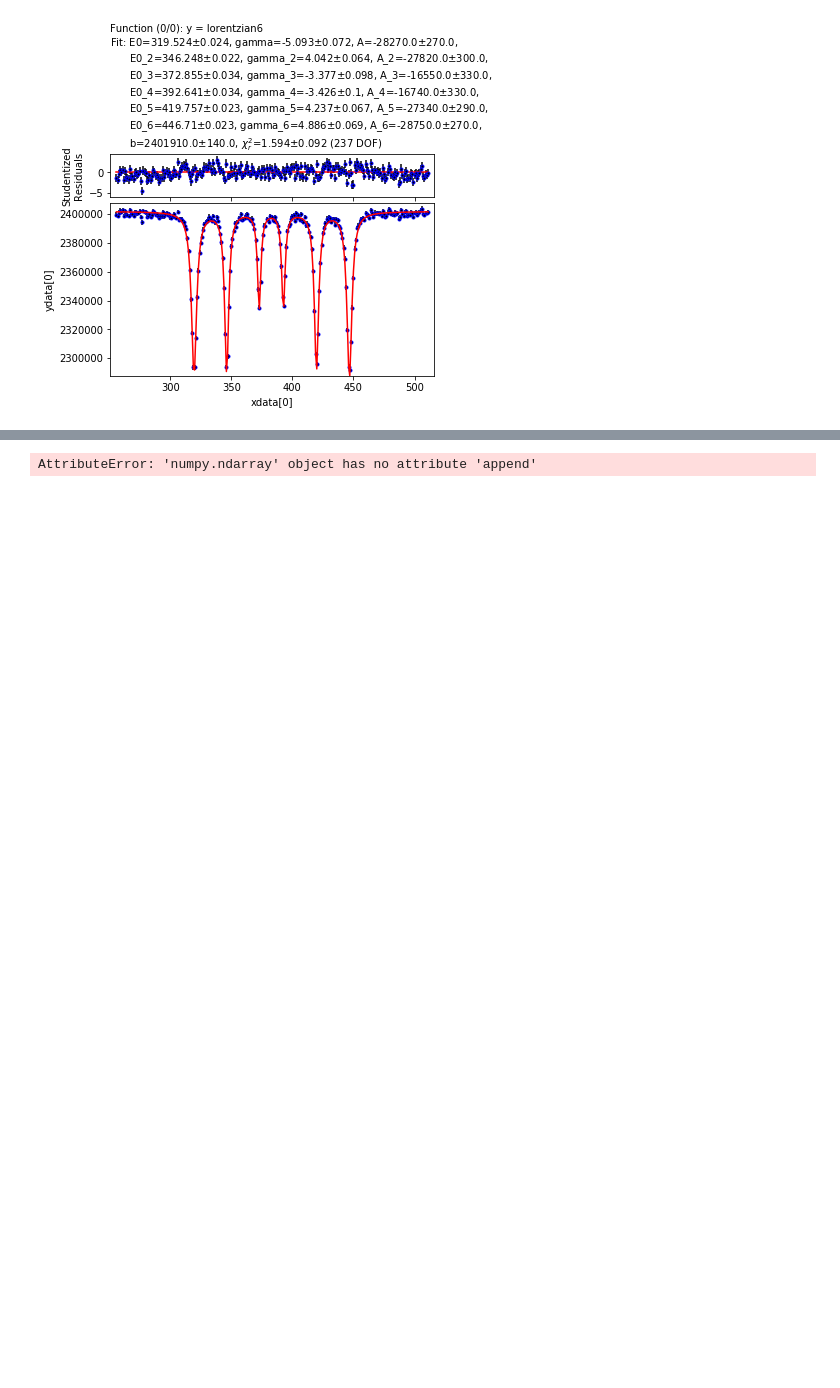
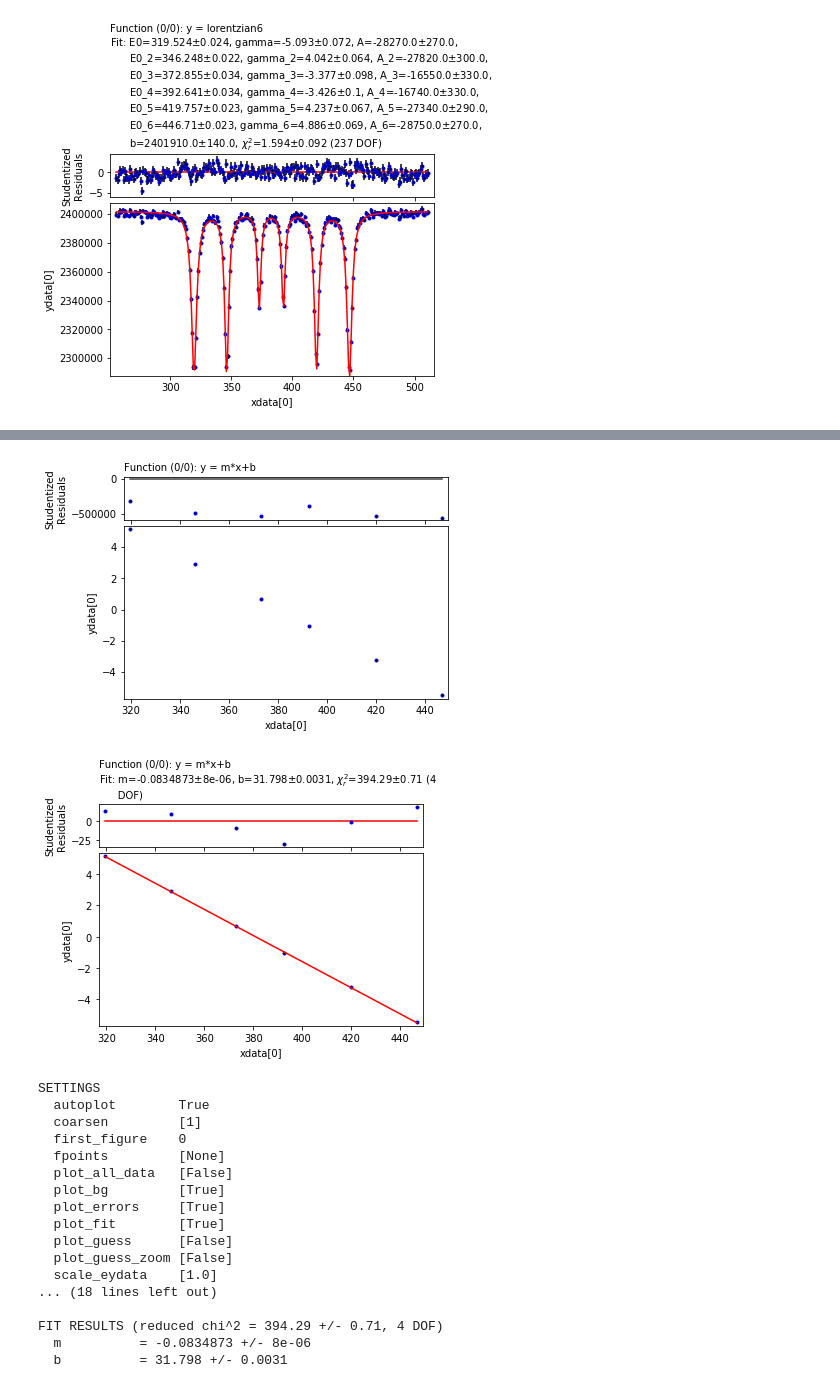
Before and after one commit to eklem1/ModernLab, a Jupyter notebook: foldingFunct.ipynb, the cells around one changed output, grey strips where cells are left out. Saved outputs shown, nothing was run; the diff lists cells and outputs as text; code cells hidden in the pictures; blank space fills up the shorter version.

```diff
--- a/foldingFunct.ipynb
+++ b/foldingFunct.ipynb
@@ -249,11 +323,28 @@ plt.show()
 # %%
-
 my_fitter = s.data.fitter()
 my_fitter.set(style_data = [{'marker': '.', 'color': 'black', 'ls': '', 'mec': 'b'}]\
               , plot_guess=False, fpoints=None)
 # help(s.data.fitter)
 my_fitter.set_functions(f='m*x+b', p='m, b')
-my_fitter.set_data(xdata=peaksL, ydata=litValCal, eydata=dataR[2][0:5])
+my_fitter.set_data(xdata=peaksRev, ydata=litValCal, eydata=litValCalE, exdata=peaksRevEr)
 my_fitter.fit()
 # %% [output]
+[figure, added]
+[figure, added]
-AttributeError: 'numpy.ndarray' object has no attribute 'append'
+SETTINGS
+  autoplot        True
+  coarsen         [1]
+  first_figure    0
+  fpoints         [None]
+  plot_all_data   [False]
+  plot_bg         [True]
+  plot_errors     [True]
+  plot_fit        [True]
+  plot_guess      [False]
+  plot_guess_zoom [False]
+  scale_eydata    [1.0]
+... (18 lines left out)
+
+FIT RESULTS (reduced chi^2 = 394.29 +/- 0.71, 4 DOF)
+  m          = -0.0834873 +/- 8e-06
+  b          = 31.798 +/- 0.0031
```
Also changed, not shown: parts of 15 cells of this notebook.
